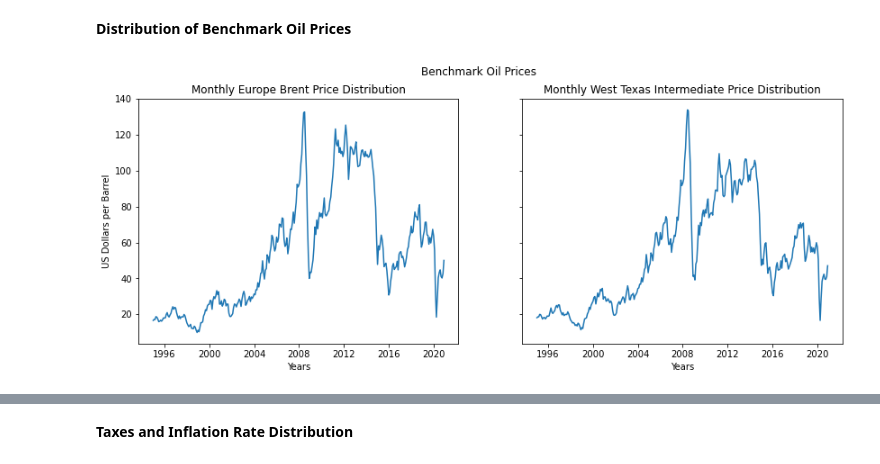
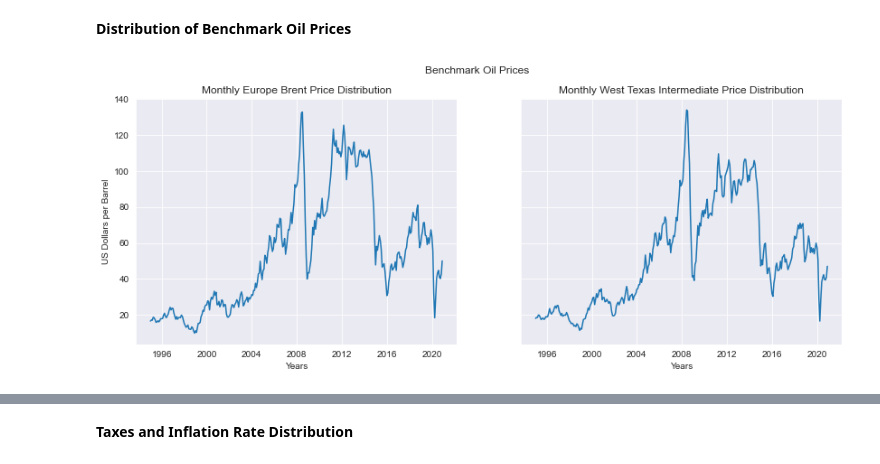
Before and after one commit to zachagreenberg/GasPrices, a Jupyter notebook: Project_Notebook.ipynb, the cells around one changed output, grey strips where cells are left out. Cells and saved outputs as stored; diff of their text form; code cells hidden in the pictures.

```diff
--- a/Project_Notebook.ipynb
+++ b/Project_Notebook.ipynb
@@ -199,9 +203,11 @@ First we'll take a look at our target variable
 **Distribution of Gas Prices**
 # %%
 #creating a distribution of gas prices, the target variable
+sns.set_style("darkgrid")
 fig, ax = plt.subplots(figsize=(9,6))
-ax.plot(oil_prices['retail_gas_price'])
+sns.lineplot(x = oil_prices.index, y = 'retail_gas_price', data = oil_prices)
 ax.set_ylabel('US Dollars per Gallon')
 ax.set_xlabel('Years')
-ax.set_title('Monthly Distribution of Gas Prices');
+ax.set_title('Monthly Distribution of Gas Prices')
+plt.savefig('Images/Target.png');
 # %% [output]
@@ -215,14 +221,15 @@ Now let's look at some of our exogenous variables:
 # %%
 #creating graphs for the 2 main benchmark oil prices
 fig, ax = plt.subplots(1,2, sharey=True, figsize=(14,5))
-ax[0].plot(oil_prices['europe_brent'])
-ax[1].plot(oil_prices['wti'])
+sns.lineplot(x = oil_prices.index, y = 'europe_brent', data = oil_prices, ax = ax[0])
+sns.lineplot(x = oil_prices.index, y = 'wti', data = oil_prices, ax = ax[1])
 ax[0].set_ylabel('US Dollars per Barrel')
 ax[0].set_xlabel('Years')
 ax[1].set_xlabel('Years')
 ax[0].set_title('Monthly Europe Brent Price Distribution')
 ax[1].set_title('Monthly West Texas Intermediate Price Distribution')
-plt.suptitle('Benchmark Oil Prices');
+plt.suptitle('Benchmark Oil Prices')
+plt.savefig('Images/Benchmark.png');
 # %% [output]
-[figure, old version]
+[figure, new version]
 # %% [markdown]
```
Also changed, not shown: parts of 80 cells of this notebook.
